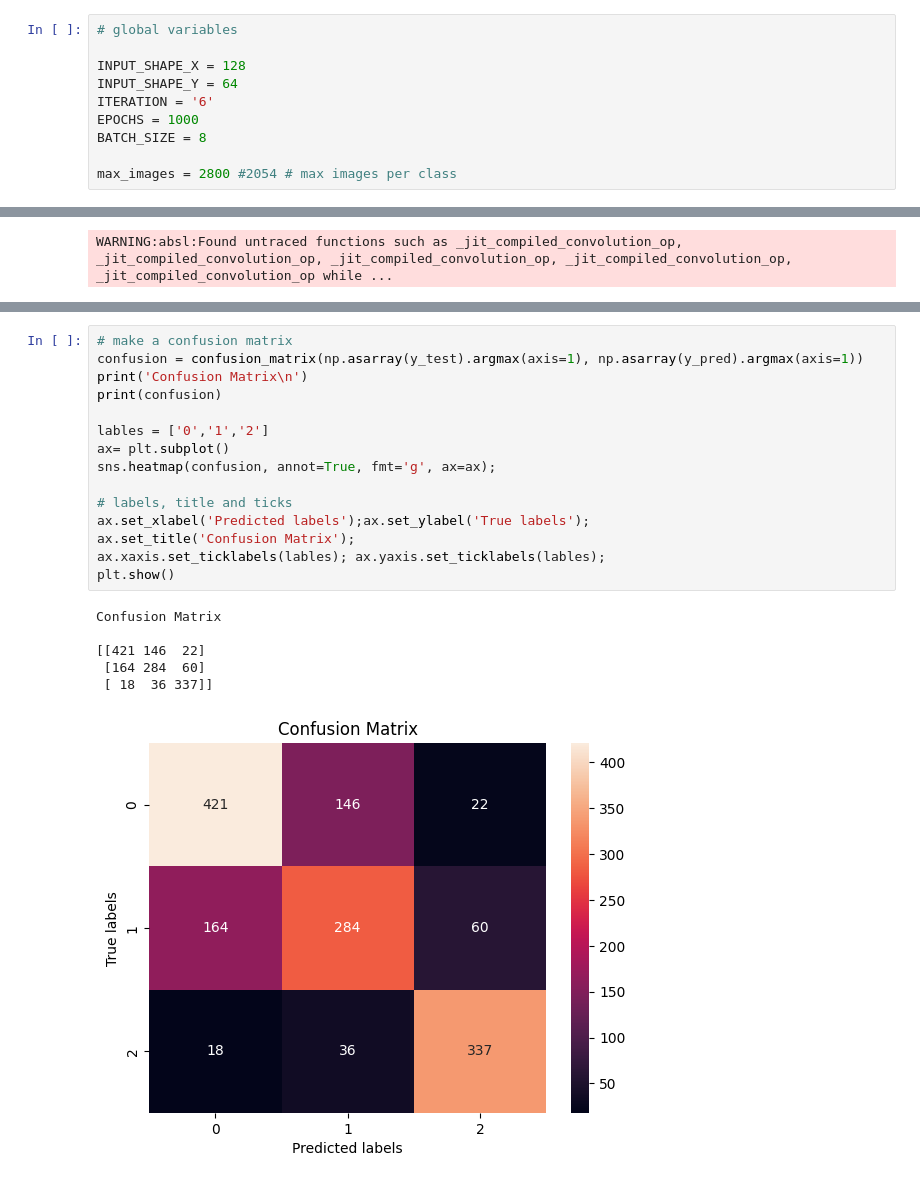
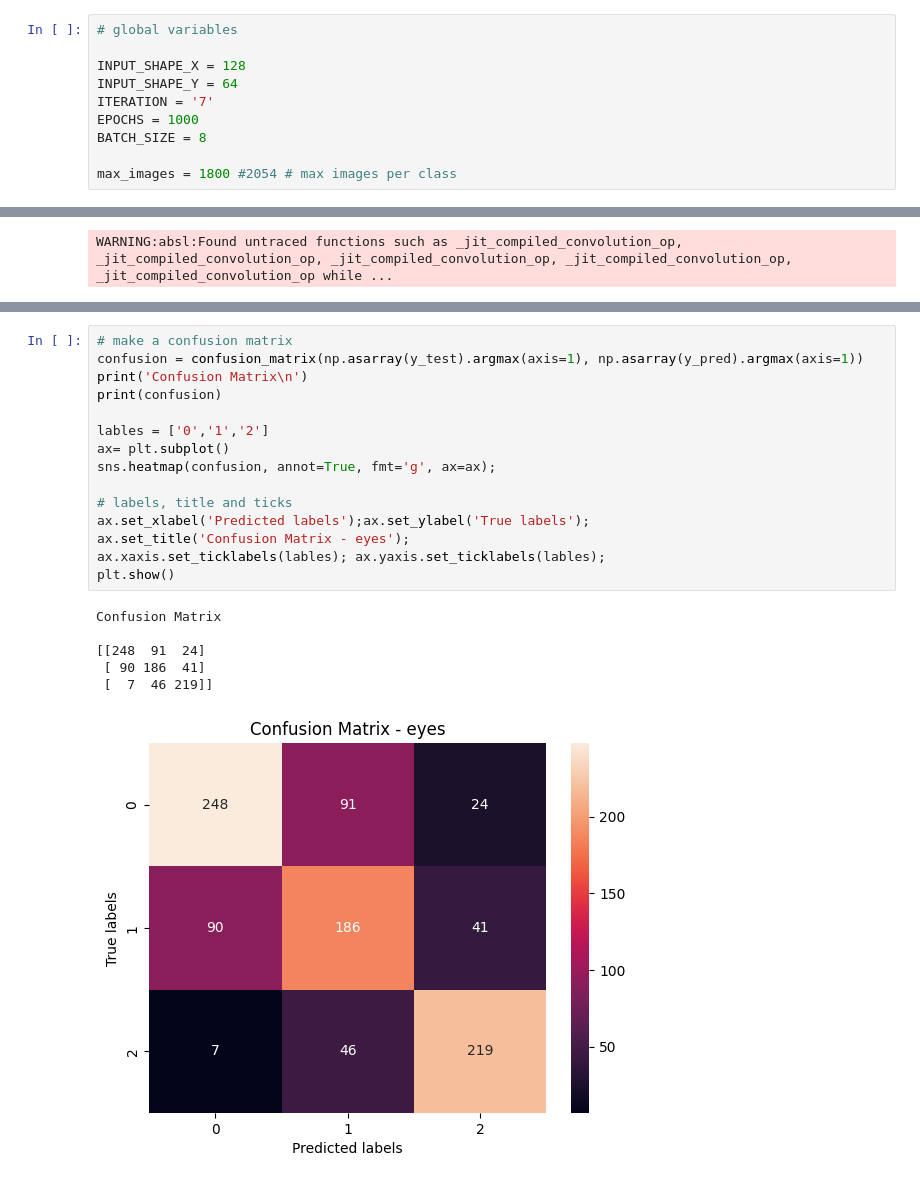
Before and after one commit to dominika01/pain-detection-cats, a Jupyter notebook: results/eyes-results/eyes.ipynb, the cells around one changed output, grey strips where cells are left out. Saved outputs shown, nothing was run; the diff lists cells and outputs as text.

```diff
--- a/results/eyes-results/eyes.ipynb
+++ b/results/eyes-results/eyes.ipynb
@@ -14,11 +34,11 @@ from sklearn.metrics import confusion_matrix, accuracy_score, classification_rep
 
 INPUT_SHAPE_X = 128
 INPUT_SHAPE_Y = 64
-ITERATION = '6'
+ITERATION = '7'
 EPOCHS = 1000
 BATCH_SIZE = 8
 
-max_images = 2800 #2054 # max images per class
+max_images = 1800 #2054 # max images per class
 # %%
 # load labels
 csv_path = 'labels_preprocessed.csv'
@@ -236,23 +256,23 @@ weighted avg       0.70      0.70      0.70      1488
 # %%
 # make a confusion matrix
 confusion = confusion_matrix(np.asarray(y_test).argmax(axis=1), np.asarray(y_pred).argmax(axis=1))
 print('Confusion Matrix\n')
 print(confusion)
 
 lables = ['0','1','2']
 ax= plt.subplot()
 sns.heatmap(confusion, annot=True, fmt='g', ax=ax);
 
 # labels, title and ticks
 ax.set_xlabel('Predicted labels');ax.set_ylabel('True labels');
-ax.set_title('Confusion Matrix');
+ax.set_title('Confusion Matrix - eyes');
 ax.xaxis.set_ticklabels(lables); ax.yaxis.set_ticklabels(lables);
 plt.show()
 # %% [output]
 Confusion Matrix
 
-[[421 146  22]
- [164 284  60]
- [ 18  36 337]]
+[[248  91  24]
+ [ 90 186  41]
+ [  7  46 219]]
-[figure, old version]
+[figure, new version]
 # %%
```
Also changed, not shown: parts of 9 cells of this notebook, 11 other files.
